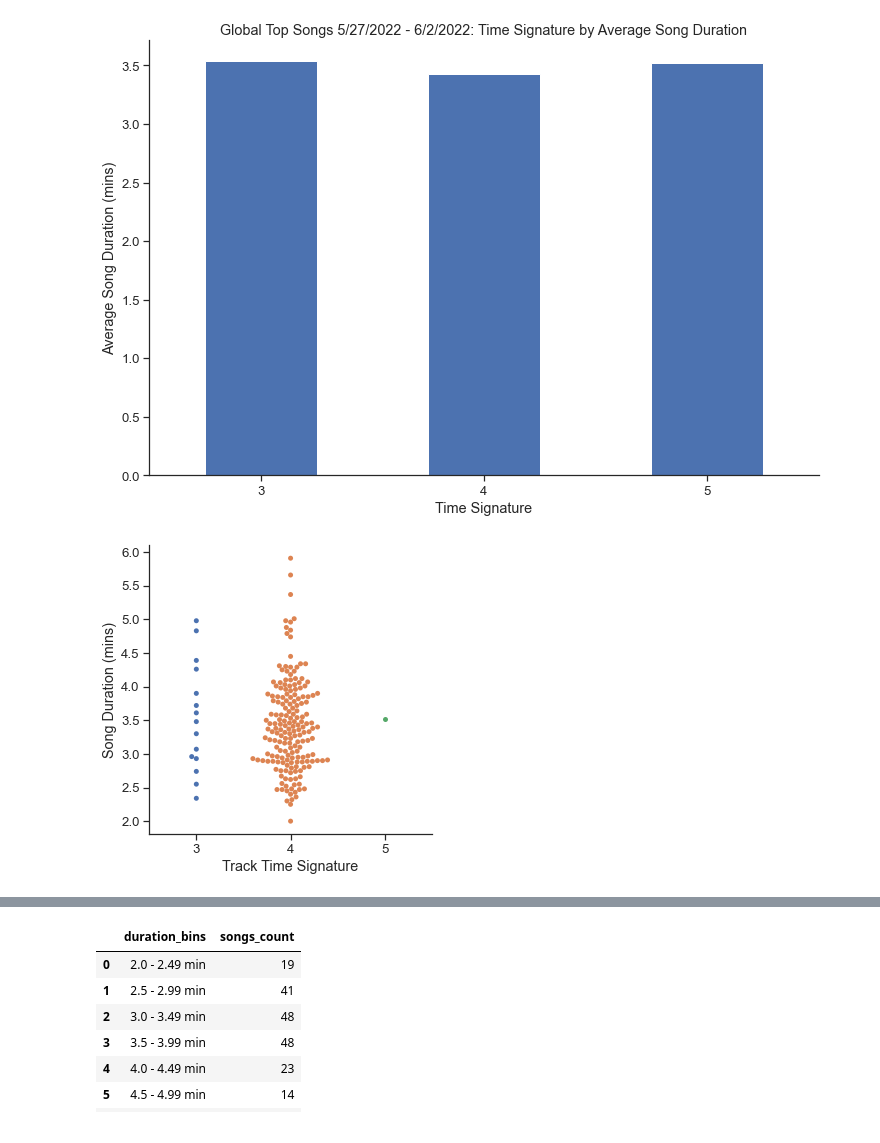
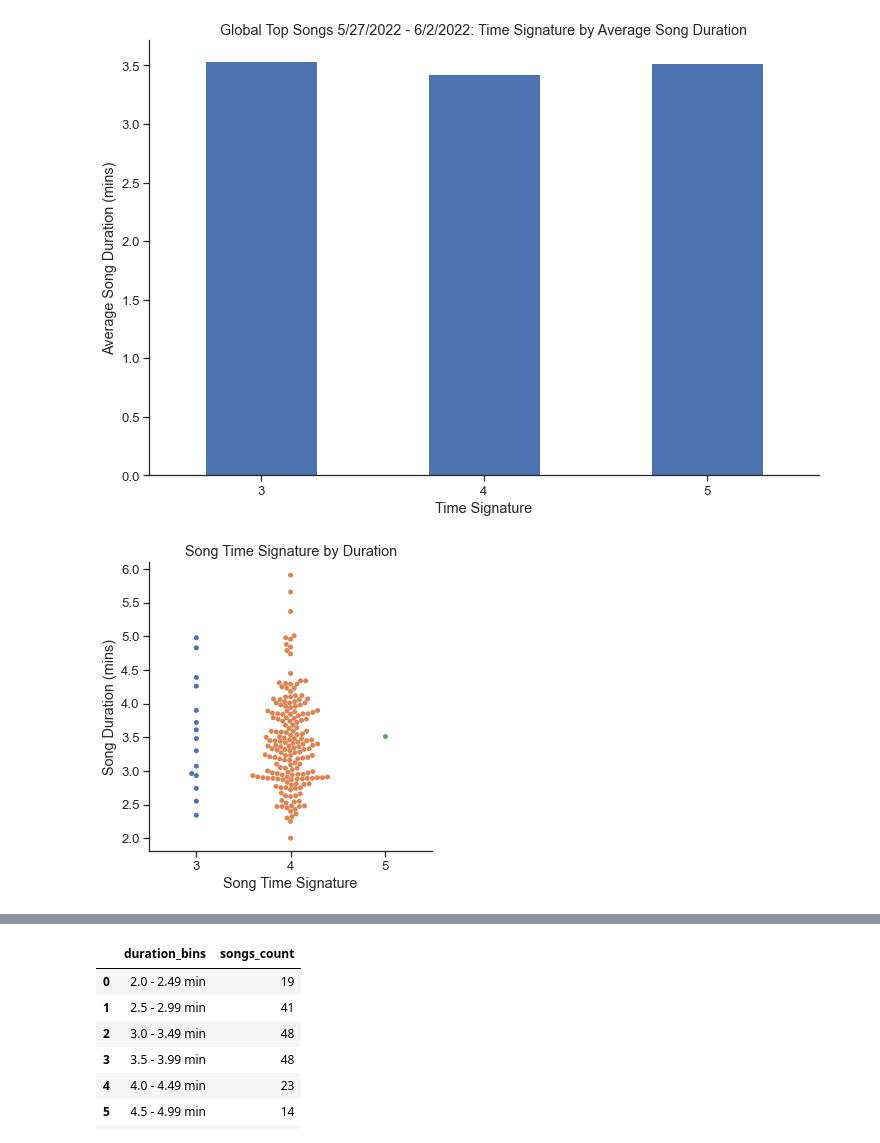
Before and after one commit to mbruns13/project_1_spotify, a Jupyter notebook: song_duration.ipynb, the cells around one changed output, grey strips where cells are left out. Saved outputs shown, nothing was run; the diff lists cells and outputs as text; code cells hidden in the pictures.

```diff
--- a/song_duration.ipynb
+++ b/song_duration.ipynb
@@ -417,12 +416,13 @@ plt.show()
 # %%
 #experimenting with swarmplot - a categorical scatterplot with non-overlapping points (https://seaborn.pydata.org/generated/seaborn.swarmplot.html#seaborn.swarmplot)
 sns.color_palette("colorblind")
 p = sns.catplot(y="duration_mins", x="time_signature", kind="swarm", data=full_track_data)
-p.set_axis_labels(y_var="Song Duration (mins)", x_var="Track Time Signature")
-plt.savefig("images/timesig_duration_swarmplot.png",dpi=400)
+p.set_axis_labels(y_var="Song Duration (mins)", x_var="Song Time Signature")
+plt.title("Song Time Signature by Duration")
+plt.savefig("images/timesig_duration_swarmplot.png",dpi=400,bbox_inches='tight')
 plt.show()
 # %% [output]
-[figure, old version]
+[figure, new version]
 # %%
 xvalues =full_track_data["duration_mins"]
 yvalues = full_track_data["time_signature"]
```
Also changed, not shown: parts of 9 cells of this notebook, 7 other files.
